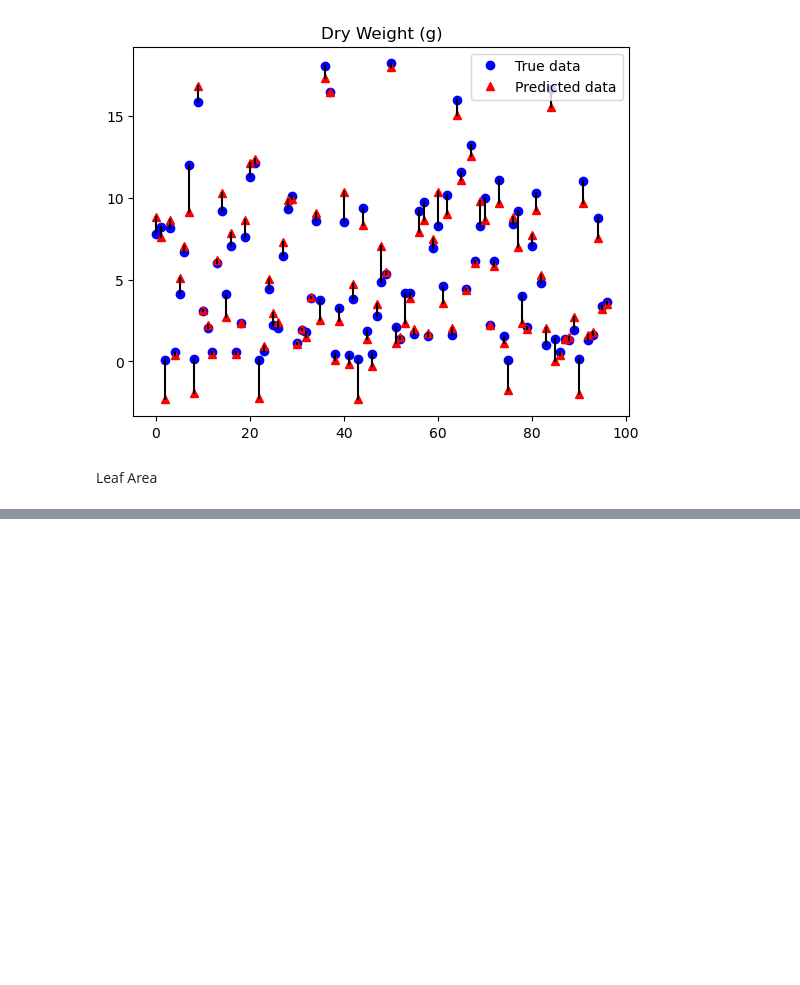
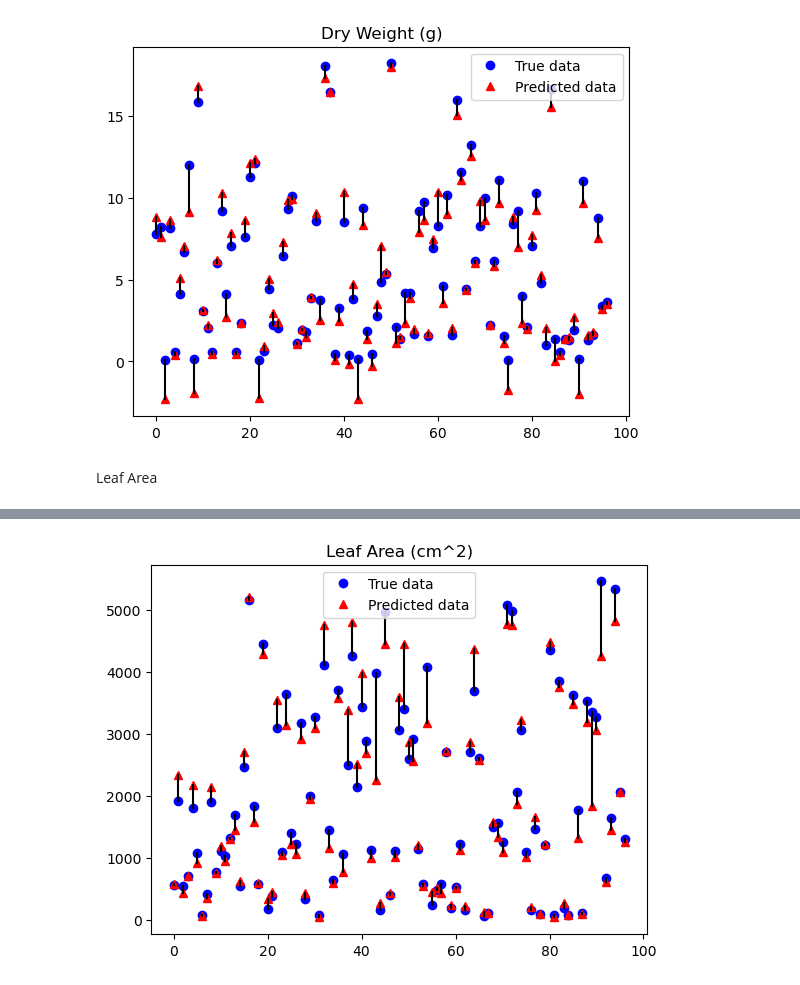
Before and after one commit to Niekwijs/lettuce-growth-models, a Jupyter notebook: Plant_variable_predictor/growth-recog.ipynb, the cells around one changed output, grey strips where cells are left out. Drawn from its saved outputs; the diff is of its cells as text; code cells hidden in the pictures; blank space fills up the shorter version.

```diff
--- a/Plant_variable_predictor/growth-recog.ipynb
+++ b/Plant_variable_predictor/growth-recog.ipynb
@@ -337,6 +337,6 @@ plot_true_vs_predicted(model, X_test, y_test, 'Dry Weight (g)')
 Leaf Area
 # %%
 X_train, y_train, X_test, y_test = prepare_data(1,'LeafArea',0, True)
-model = tf.keras.models.load_model('./checkpoints/rgb_augm_leafarea/cp-0060.ckpt')
-
+model = tf.keras.models.load_model('./checkpoints/rgb_augm_reg_leafarea/cp-0035.ckpt')
 plot_true_vs_predicted(model, X_test, y_test, 'Leaf Area (cm^2)')
+# %% [output]
@@ -342,0 +344 @@ plot_true_vs_predicted(model, X_test, y_test, 'Leaf Area (cm^2)')
+[figure, added]
```
Also changed, not shown: parts of 6 cells of this notebook, 6 other files.
